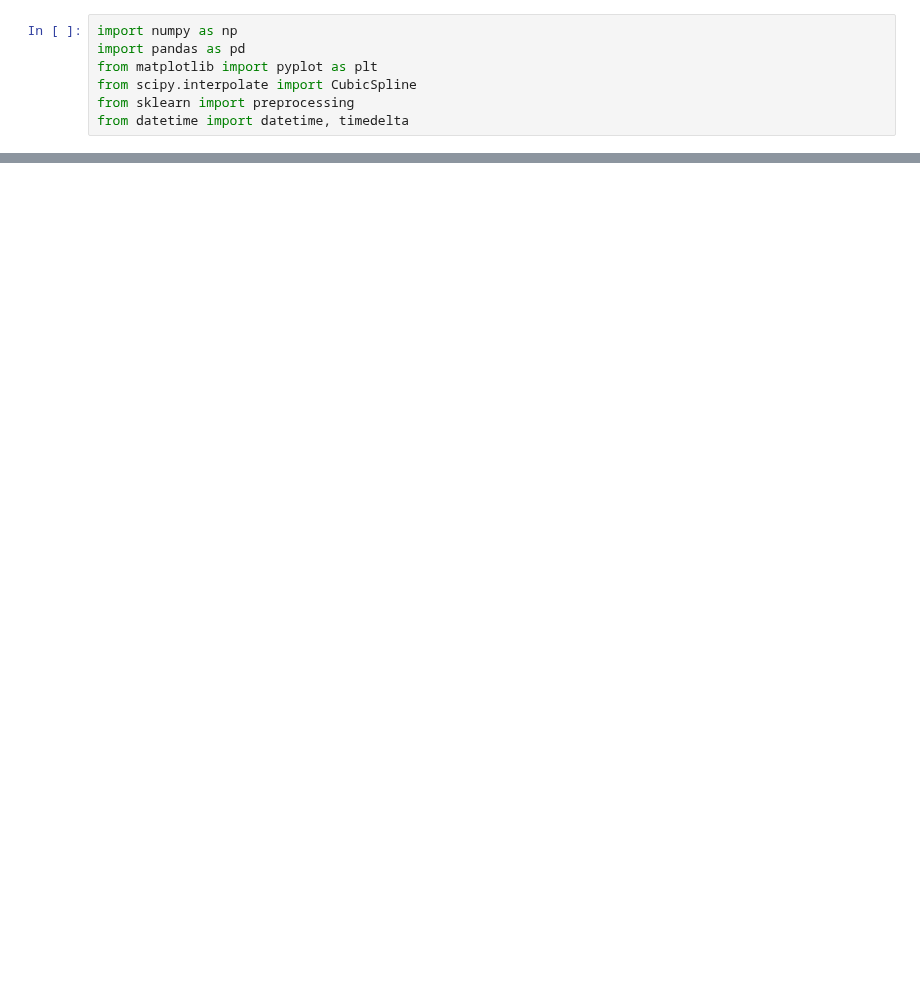
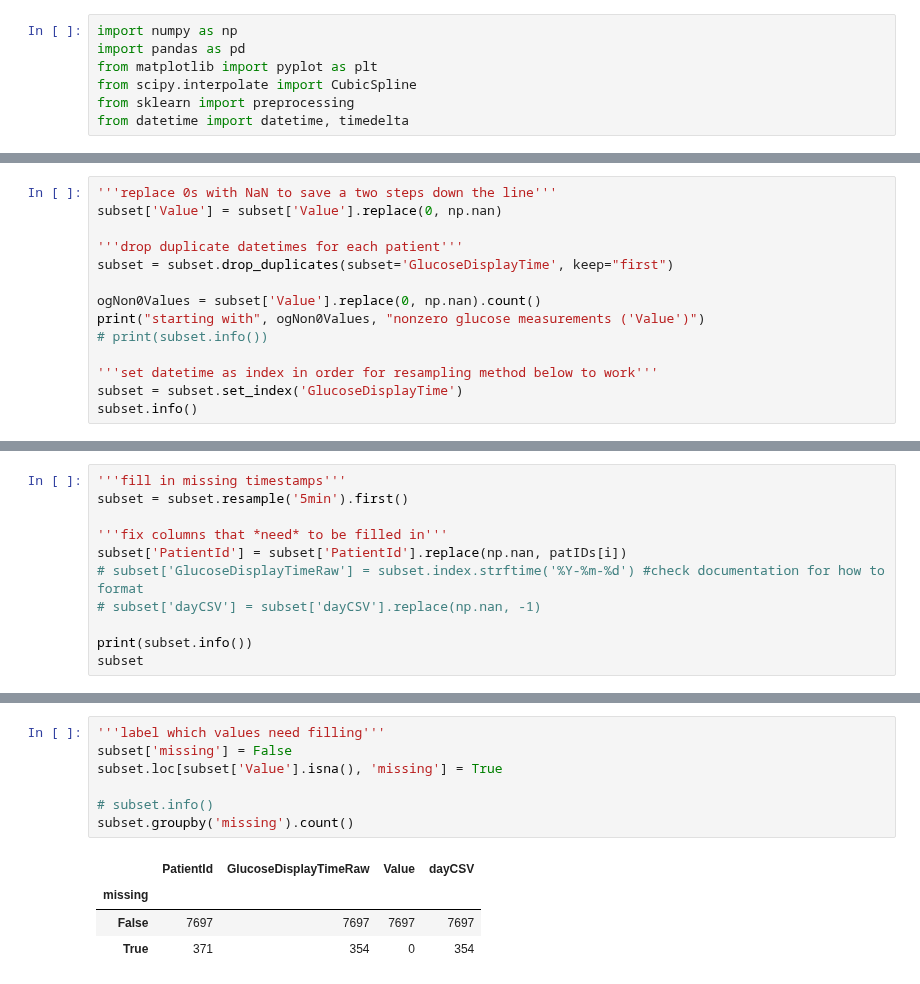
Before and after one commit to karinakanjaria/glucose-data-analysis, a Jupyter notebook: Read_In_Data/leslie-interpolationTesting.ipynb, the cells around one changed output, grey strips where cells are left out. Saved outputs shown, nothing was run; the diff lists cells and outputs as text; blank space fills up the shorter version.

```diff
--- a/Read_In_Data/leslie-interpolationTesting.ipynb
+++ b/Read_In_Data/leslie-interpolationTesting.ipynb
@@ -187,0 +46,14 @@ newData.to_csv("../../cephfs/cleanedData/2022-02_sampleFilled.csv", index=False)
+# %%
+'''replace 0s with NaN to save a two steps down the line'''
+subset['Value'] = subset['Value'].replace(0, np.nan)
+
+'''drop duplicate datetimes for each patient'''
+subset = subset.drop_duplicates(subset='GlucoseDisplayTime', keep="first")
+
+ogNon0Values = subset['Value'].replace(0, np.nan).count()
+print("starting with", ogNon0Values, "nonzero glucose measurements ('Value')")
+# print(subset.info())
+
+'''set datetime as index in order for resampling method below to work'''
+subset = subset.set_index('GlucoseDisplayTime')
+subset.info()
@@ -187,0 +73,11 @@ newData.to_csv("../../cephfs/cleanedData/2022-02_sampleFilled.csv", index=False)
+# %%
+'''fill in missing timestamps'''
+subset = subset.resample('5min').first()
+
+'''fix columns that *need* to be filled in'''
+subset['PatientId'] = subset['PatientId'].replace(np.nan, patIDs[i])
+# subset['GlucoseDisplayTimeRaw'] = subset.index.strftime('%Y-%m-%d') #check documentation for how to format
+# subset['dayCSV'] = subset['dayCSV'].replace(np.nan, -1)
+
+print(subset.info())
+subset
@@ -187,0 +121,12 @@ newData.to_csv("../../cephfs/cleanedData/2022-02_sampleFilled.csv", index=False)
+# %%
+'''label which values need filling'''
+subset['missing'] = False
+subset.loc[subset['Value'].isna(), 'missing'] = True
+
+# subset.info()
+subset.groupby('missing').count()
+# %% [output]
+|  | PatientId | GlucoseDisplayTimeRaw | Value | dayCSV |
+| missing |  |  |  |  |
+| False | 7697 | 7697 | 7697 | 7697 |
+| True | 371 | 354 | 0 | 354 |
```
Also changed, not shown: parts of 43 cells of this notebook, 2 other files.
